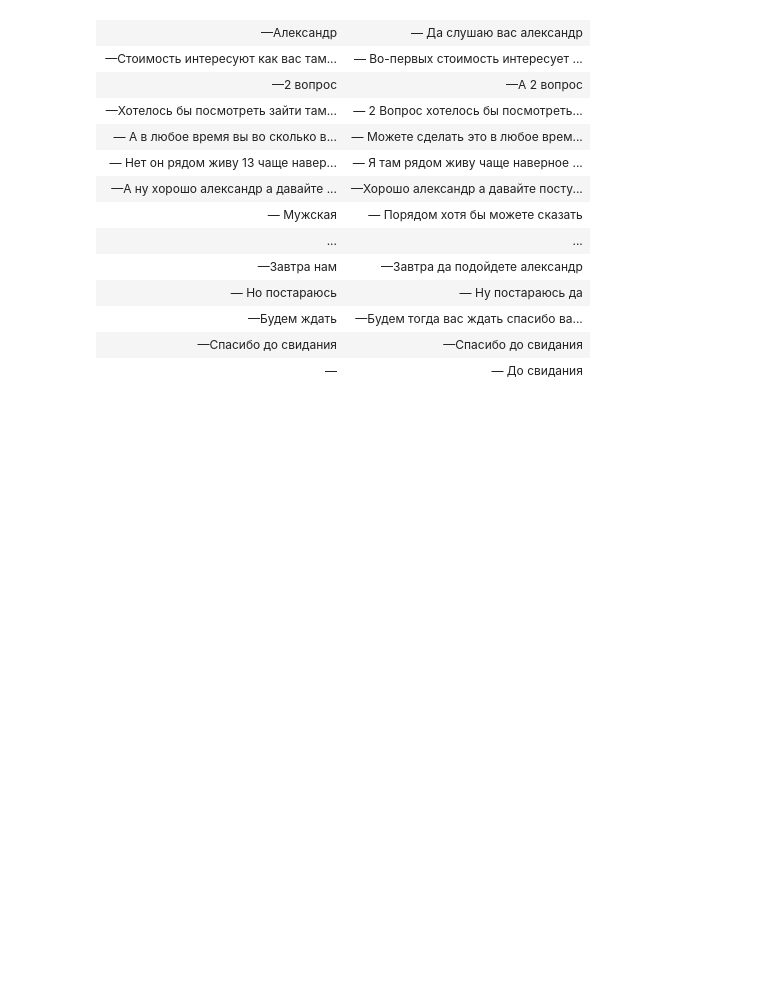
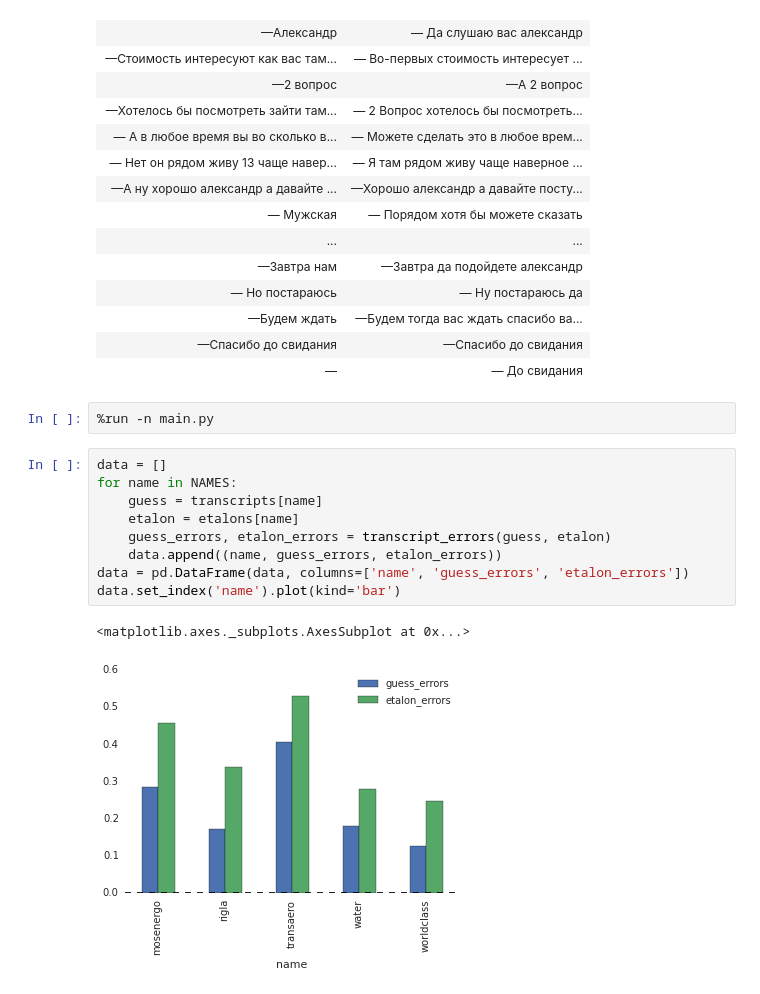
Before and after one commit to kuk/analyze-callcenter, a Jupyter notebook: notes.ipynb, the cells around one changed output. Cells and saved outputs as stored; diff of their text form; blank space fills up the shorter version.

Commit message:
explore trascript errors

```diff
--- a/notes.ipynb
+++ b/notes.ipynb
@@ -192,3 +192,17 @@ show_transcripts(transcripts[name], etalons[name])
 | —Будем ждать | —Будем тогда вас ждать спасибо ва... |
 | —Спасибо до свидания | —Спасибо до свидания |
 | — | — До свидания |
+# %%
+%run -n main.py
+# %%
+data = []
+for name in NAMES:
+    guess = transcripts[name]
+    etalon = etalons[name]
+    guess_errors, etalon_errors = transcript_errors(guess, etalon)
+    data.append((name, guess_errors, etalon_errors))
+data = pd.DataFrame(data, columns=['name', 'guess_errors', 'etalon_errors'])
+data.set_index('name').plot(kind='bar')
+# %% [output]
+<matplotlib.axes._subplots.AxesSubplot at 0x...>
+[figure, added]
```
Also changed, not shown: parts of 2 cells of this notebook, 1 other file.
